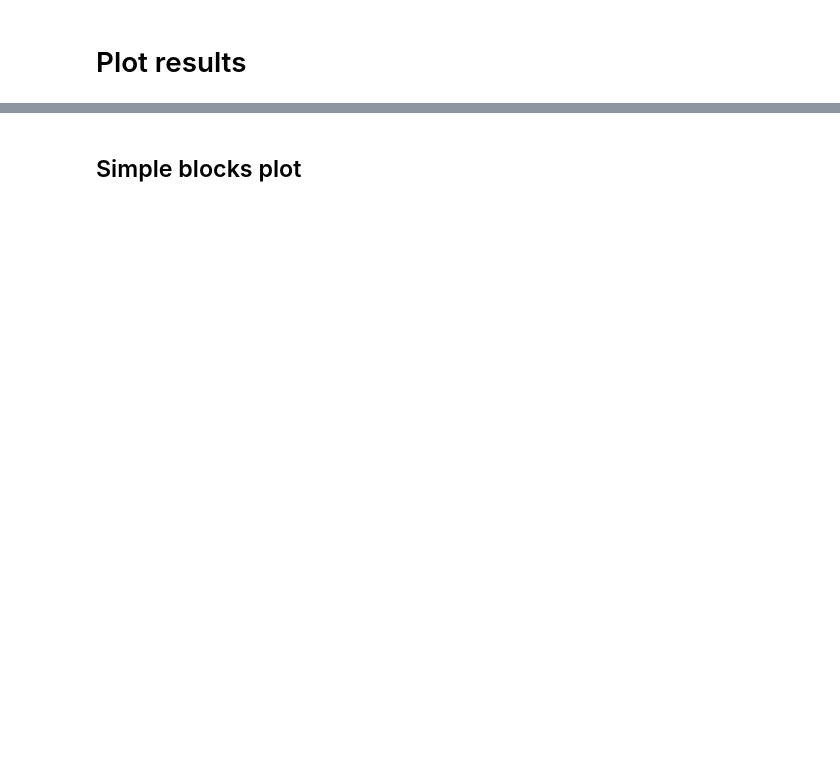
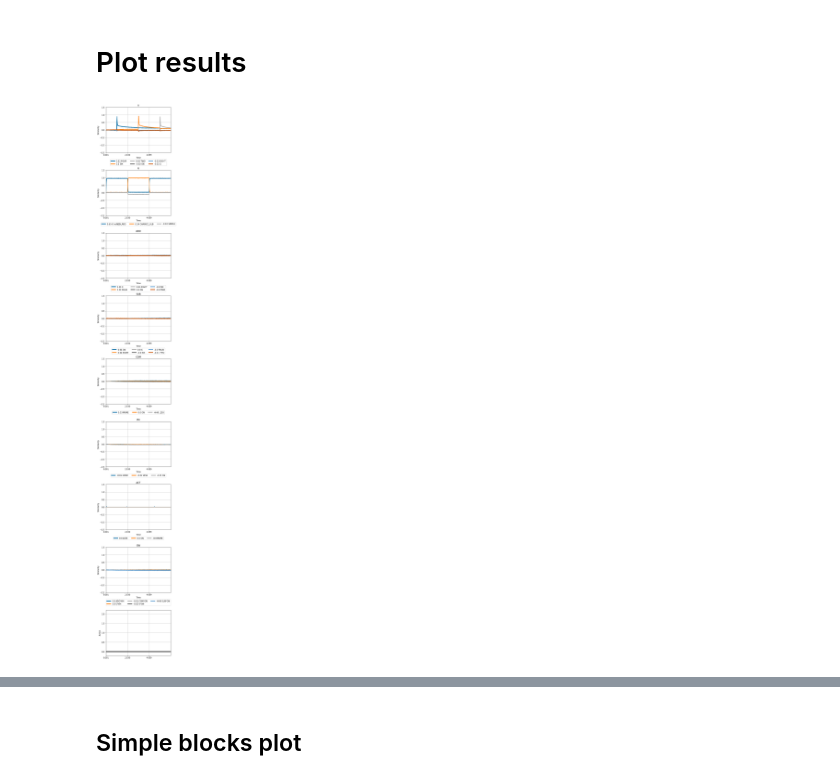
Before and after one commit to HugoChateauLaurent/conscious-chaining, a Jupyter notebook: PRIMs_hardcoded/primary.ipynb, the cells around one changed output, grey strips where cells are left out. Saved outputs shown, nothing was run; the diff lists cells and outputs as text; code cells hidden in the pictures; blank space fills up the shorter version.

```diff
--- a/PRIMs_hardcoded/primary.ipynb
+++ b/PRIMs_hardcoded/primary.ipynb
@@ -357,7 +306,7 @@ HtmlProgressBar cannot be displayed. Please use the TerminalProgressBar. It can
 # %% [markdown]
 # Plot results
 # %%
-if False:
+if True:
 
     def plot_similarities(t_range, data, vocab, keys=False, autoscale=False, title='Similarity', sort_legend=True, permutation=None, subplot_nrows=0, subplot_ncols=0, subplot_i = 1):
 
@@ -404,35 +353,39 @@ if False:
     def trial_t(trial_number):
         return trial_number*xp.trial_length
 
-    start = trial_t(0)
-    end = trial_t(4)
+    focus_start = 0 # first trial to plot
+    n_focus = 3 # how many trials to plot
+    start = trial_t(focus_start)
+    end = trial_t(focus_start+n_focus)
     skip = 5
     trange = sim.trange()
     selected_idx = np.where(np.logical_and(trange > start, trange < end))
     trange = trange[selected_idx][::skip]
 
 
     subplot_i=plot_similarities(trange, sim.data[p_V][selected_idx][::skip], vocab, keys=['TWO','FOUR','SIX','EIGHT', 'ON','X'], title='V', subplot_nrows=subplot_nrows, subplot_ncols=subplot_ncols)
     subplot_i=plot_similarities(trange, sim.data[p_G][selected_idx][::skip], vocab, keys=['SIMPLE','CHAINED_SUB','CHAINED_ADD'], title='G', subplot_i=subplot_i, subplot_nrows=subplot_nrows, subplot_ncols=subplot_ncols)
     subplot_i=plot_similarities(trange, sim.data[p_ADD][selected_idx][::skip], vocab, keys=['TWO','FOUR','SIX','EIGHT','ON','X'], title='ADD', subplot_i=subplot_i, subplot_nrows=subplot_nrows, subplot_ncols=subplot_ncols)
     subplot_i=plot_similarities(trange, sim.data[p_SUB][selected_idx][::skip], vocab, keys=['TWO','FOUR','SIX','EIGHT','ON','X'], title='SUB', subplot_i=subplot_i, subplot_nrows=subplot_nrows, subplot_ncols=subplot_ncols)
     subplot_i=plot_similarities(trange, sim.data[p_COM][selected_idx][::skip], vocab, keys=['MORE','LESS','ON'], title='COM', subplot_i=subplot_i, subplot_nrows=subplot_nrows, subplot_ncols=subplot_ncols)
     subplot_i=plot_similarities(trange, sim.data[p_PM][selected_idx][::skip], vocab, keys=['MORE','LESS','ON'], title='PM', subplot_i=subplot_i, subplot_nrows=subplot_nrows, subplot_ncols=subplot_ncols)
     subplot_i=plot_similarities(trange, sim.data[p_ACT][selected_idx][::skip], vocab, keys=['MORE','LESS','ON'], title='ACT', subplot_i=subplot_i, subplot_nrows=subplot_nrows, subplot_ncols=subplot_ncols)
     subplot_i=plot_similarities(trange, sim.data[p_GW][selected_idx][::skip], vocab_GW, keys=[p+"*ON" for p in ["G", "V", "ADD", "SUB", "COM"]], title='GW', subplot_i=subplot_i, subplot_nrows=subplot_nrows, subplot_ncols=subplot_ncols)
 
     trange = sim.trange()[selected_idx]
     plt.subplot(subplot_nrows,subplot_ncols,subplot_i)
     plt.plot(trange, sim.data[p_BTN][selected_idx], color='black', linewidth=3.5)
     plt.xlim(left=trange[0], right=trange[-1])
     plt.xticks(np.arange(trange[0], trange[-1], xp.trial_length))
     plt.ylim(-.2,2.2)
     plt.ylabel("Action")
     plt.grid(True)
 
     plt.tight_layout()
 
     plt.show()
+# %% [output]
+[figure, added]
 # %%
 plt.figure(figsize=(18,12))
 for i in range(broadcast.bg.input.size_out):
```
Also changed, not shown: parts of 11 cells of this notebook, 13 other files.
